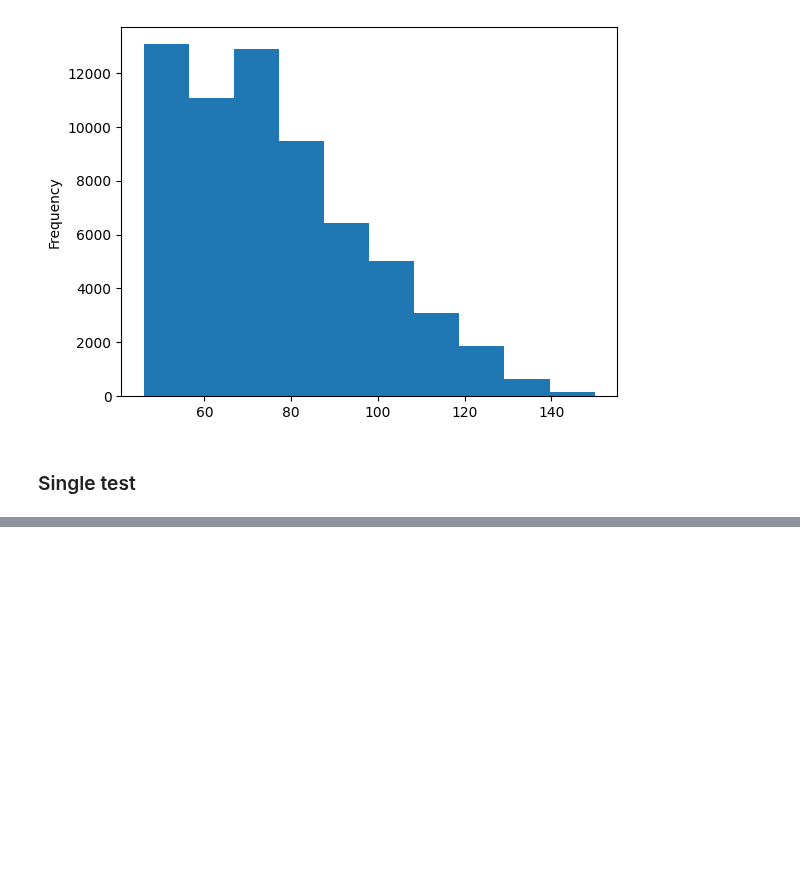
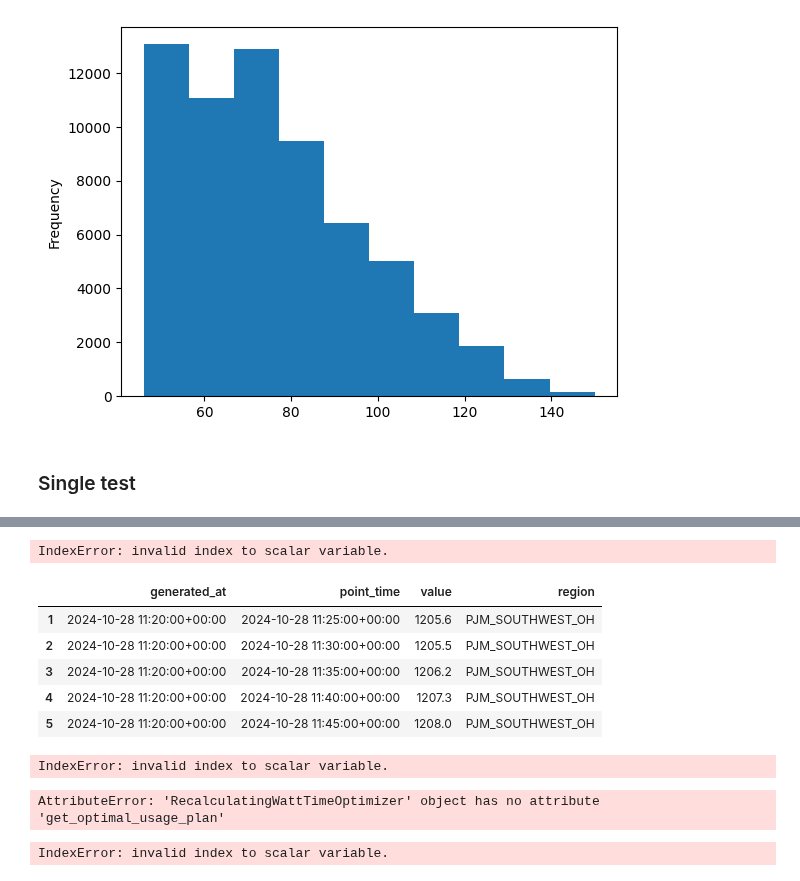
Before and after one commit to WattTime/watttime-python-client, a Jupyter notebook: evaluation/requery/20241203_requery_simple.ipynb, the cells around one changed output, grey strips where cells are left out. Drawn from its saved outputs; the diff is of its cells as text; code cells hidden in the pictures; blank space fills up the shorter version.

```diff
--- a/evaluation/requery/20241203_requery_simple.ipynb
+++ b/evaluation/requery/20241203_requery_simple.ipynb
@@ -353,0 +162,7 @@ evu.get_schedule_and_cost_api_requerying(
+# %%
+moer_list = [
+            all_relevant_forecasts.loc[timestamp].reset_index()
+            for timestamp in inc_times
+        ]
+# %%
+new_start_time = start_time
@@ -353,0 +173,58 @@ evu.get_schedule_and_cost_api_requerying(
+# %%
+for curr_fcst_data in moer_list:
+    new_start_time = pd.Timestamp(curr_fcst_data["point_time"].min())
+    while new_start_time < end_time:
+        wt_opt_rc.get_new_schedule(
+            new_start_time=new_start_time,
+            new_end_time=end_time,
+            curr_fcst_data=curr_fcst_data,
+        )
+# %% [output]
+IndexError: invalid index to scalar variable.
+# %%
+curr_fcst_data["point_time"] = pd.to_datetime(curr_fcst_data["point_time"])
+curr_fcst_data = curr_fcst_data[curr_fcst_data["point_time"] >= new_start_time]
+new_schedule_start_time = curr_fcst_data["point_time"].iloc[0]
+# %%
+curr_fcst_data.head()
+# %% [output]
+|  | generated_at | point_time | value | region |
+| 1 | 2024-10-28 11:20:00+00:00 | 2024-10-28 11:25:00+00:00 | 1205.6 | PJM_SOUTHWEST_OH |
+| 2 | 2024-10-28 11:20:00+00:00 | 2024-10-28 11:30:00+00:00 | 1205.5 | PJM_SOUTHWEST_OH |
+| 3 | 2024-10-28 11:20:00+00:00 | 2024-10-28 11:35:00+00:00 | 1206.2 | PJM_SOUTHWEST_OH |
+| 4 | 2024-10-28 11:20:00+00:00 | 2024-10-28 11:40:00+00:00 | 1207.3 | PJM_SOUTHWEST_OH |
+| 5 | 2024-10-28 11:20:00+00:00 | 2024-10-28 11:45:00+00:00 | 1208.0 | PJM_SOUTHWEST_OH |
+# %%
+new_schedule = wt_opt.get_optimal_usage_plan(
+    region = region,
+    usage_window_start = new_start_time - timedelta(minutes=5),
+    usage_window_end = end_time,
+    usage_time_required_minutes = time_needed,
+    usage_power_kw = usage_power_kw,
+    optimization_method = optimization_method,
+    moer_data_override=curr_fcst_data,
+    charge_per_interval=None,
+)
+# %% [output]
+IndexError: invalid index to scalar variable.
+# %%
+wt_opt_rc.get_optimal_usage_plan(
+    region,
+    new_start_time - timedelta(minutes=5),
+    end_time,
+    time_needed,
+    usage_power_kw,
+    optimization_method=optimization_method,
+    moer_data_override=curr_fcst_data,
+    charge_per_interval=None,
+)
+# %% [output]
+AttributeError: 'RecalculatingWattTimeOptimizer' object has no attribute 'get_optimal_usage_plan'
+# %%
+wt_opt_rc._get_new_schedule(
+    new_start_time=new_start_time,
+    new_end_time=end_time,
+    curr_fcst_data=curr_fcst_data,
+)
+# %% [output]
+IndexError: invalid index to scalar variable.
```
Also changed, not shown: parts of 14 cells of this notebook, 2 other files.
